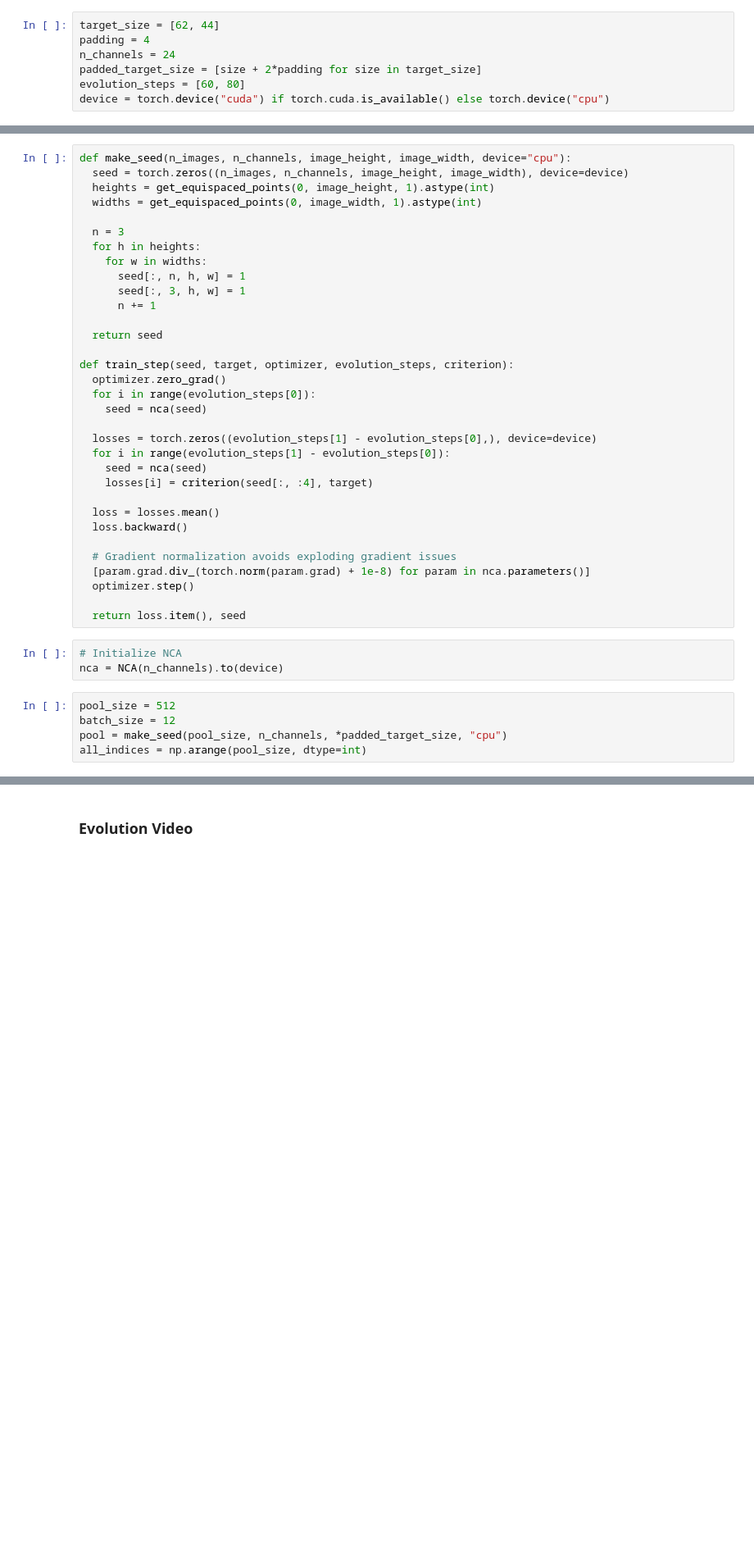
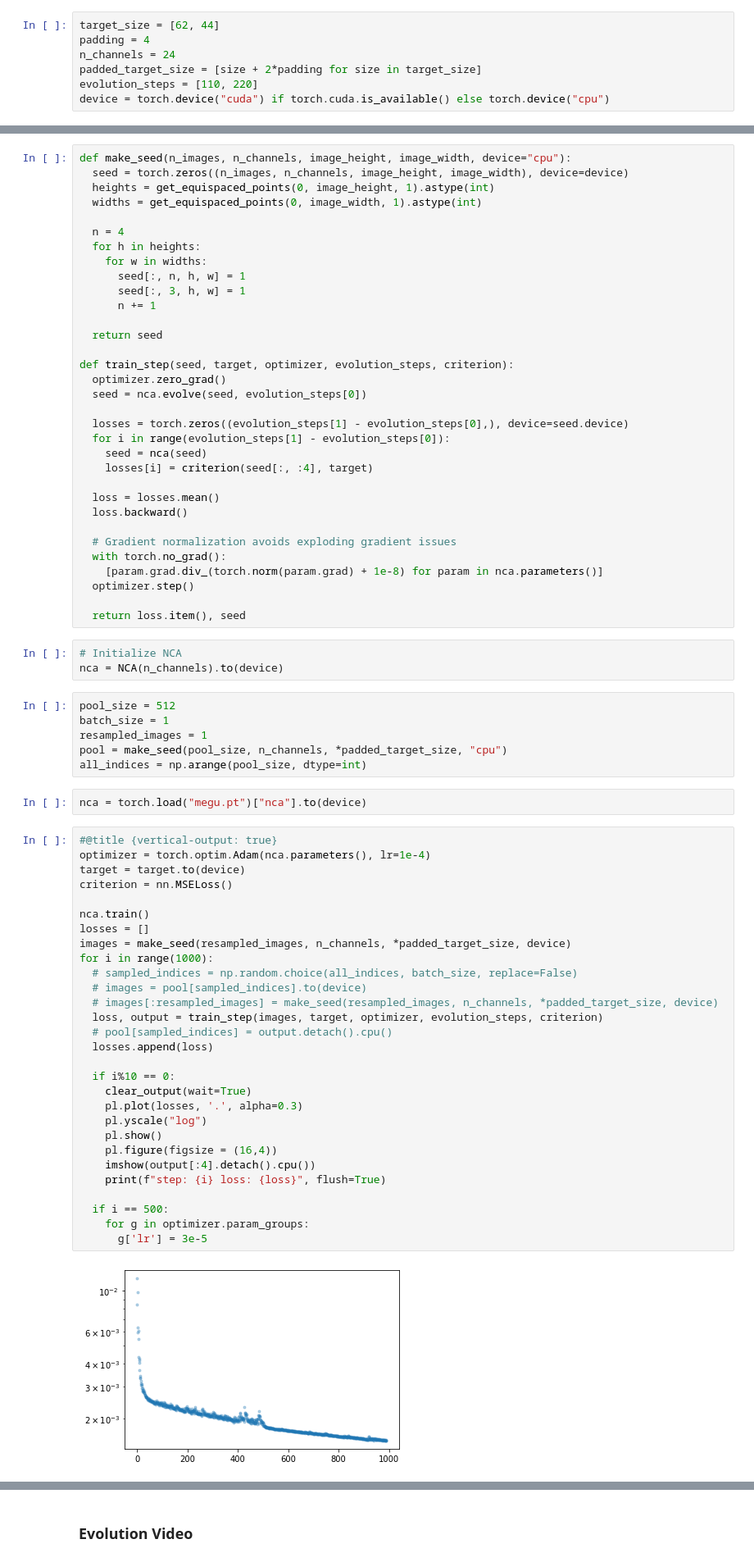
Before and after one commit to LetteraUnica/ML-models, a Jupyter notebook: megu/megu.ipynb, the cells around one changed output, grey strips where cells are left out. Shown: that part at 82% size. Saved outputs shown, nothing was run; the diff lists cells and outputs as text; blank space fills up the shorter version.

```diff
--- a/megu/megu.ipynb
+++ b/megu/megu.ipynb
@@ -314,7 +138,7 @@ target_size = [62, 44]
 padding = 4
 n_channels = 24
 padded_target_size = [size + 2*padding for size in target_size]
-evolution_steps = [60, 80]
+evolution_steps = [110, 220]
 device = torch.device("cuda") if torch.cuda.is_available() else torch.device("cpu")
 # %%
 target = imread("megu.png") # You have to upload an image here
@@ -335,7 +159,7 @@ def make_seed(n_images, n_channels, image_height, image_width, device="cpu"):
   heights = get_equispaced_points(0, image_height, 1).astype(int)
   widths = get_equispaced_points(0, image_width, 1).astype(int)
 
-  n = 3
+  n = 4
   for h in heights:
     for w in widths:
       seed[:, n, h, w] = 1
@@ -346,10 +170,9 @@ def make_seed(n_images, n_channels, image_height, image_width, device="cpu"):
 
 def train_step(seed, target, optimizer, evolution_steps, criterion):
   optimizer.zero_grad()
-  for i in range(evolution_steps[0]):
-    seed = nca(seed)
+  seed = nca.evolve(seed, evolution_steps[0])
 
-  losses = torch.zeros((evolution_steps[1] - evolution_steps[0],), device=device)
+  losses = torch.zeros((evolution_steps[1] - evolution_steps[0],), device=seed.device)
   for i in range(evolution_steps[1] - evolution_steps[0]):
     seed = nca(seed)
     losses[i] = criterion(seed[:, :4], target)
@@ -358,7 +181,8 @@ def train_step(seed, target, optimizer, evolution_steps, criterion):
   loss.backward()
 
   # Gradient normalization avoids exploding gradient issues
-  [param.grad.div_(torch.norm(param.grad) + 1e-8) for param in nca.parameters()]
+  with torch.no_grad():
+    [param.grad.div_(torch.norm(param.grad) + 1e-8) for param in nca.parameters()]
   optimizer.step()
 
   return loss.item(), seed
@@ -367,6 +191,40 @@ def train_step(seed, target, optimizer, evolution_steps, criterion):
 nca = NCA(n_channels).to(device)
 # %%
 pool_size = 512
-batch_size = 12
+batch_size = 1
+resampled_images = 1
 pool = make_seed(pool_size, n_channels, *padded_target_size, "cpu")
 all_indices = np.arange(pool_size, dtype=int)
+# %%
+nca = torch.load("megu.pt")["nca"].to(device)
+# %%
+#@title {vertical-output: true}
+optimizer = torch.optim.Adam(nca.parameters(), lr=1e-4)
+target = target.to(device)
+criterion = nn.MSELoss()
+
+nca.train()
+losses = []
+images = make_seed(resampled_images, n_channels, *padded_target_size, device)
+for i in range(1000):
+  # sampled_indices = np.random.choice(all_indices, batch_size, replace=False)
+  # images = pool[sampled_indices].to(device)
+  # images[:resampled_images] = make_seed(resampled_images, n_channels, *padded_target_size, device)
+  loss, output = train_step(images, target, optimizer, evolution_steps, criterion)
+  # pool[sampled_indices] = output.detach().cpu()
+  losses.append(loss)
+
+  if i%10 == 0:
+    clear_output(wait=True)
+    pl.plot(losses, '.', alpha=0.3)
+    pl.yscale("log")
+    pl.show()
+    pl.figure(figsize = (16,4))
+    imshow(output[:4].detach().cpu())
+    print(f"step: {i} loss: {loss}", flush=True)
+
+  if i == 500:
+    for g in optimizer.param_groups:
+      g['lr'] = 3e-5
+# %% [output]
+[figure, added]
```
Also changed, not shown: parts of 27 cells of this notebook, 15 other files.
